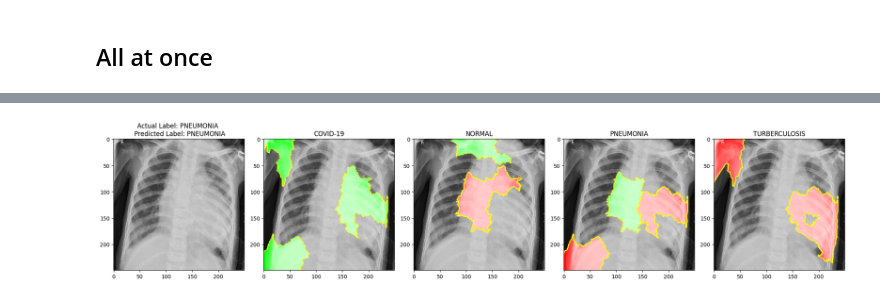
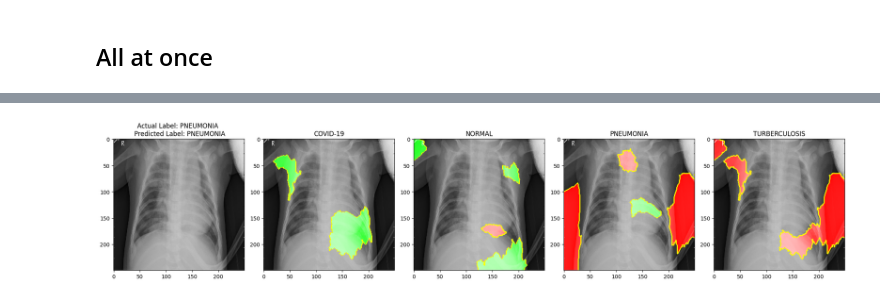
Before and after one commit to fahim-muntasir-niloy/lime-ray, a Jupyter notebook: lime-viz.ipynb, the cells around one changed output, grey strips where cells are left out. Saved outputs shown, nothing was run; the diff lists cells and outputs as text; code cells hidden in the pictures.

```diff
--- a/lime-viz.ipynb
+++ b/lime-viz.ipynb
@@ -74,7 +74,7 @@ Found 38 images belonging to 4 classes.
 model = models.load_model('lime-ray-cnn-lstm-20e.h5')
 # %%
 # General Classification
-labels = ['COVID-19','NORMAL', 'PNEUMONIA', 'TURBERCULOSIS']
+labels = ['COVID-19','NORMAL', 'PNEUMONIA', 'TUBERCULOSIS']
 
 def singlePred(batch, im):
 
@@ -87,6 +87,6 @@ def singlePred(batch, im):
     plt.title(f"Actual Label: {actual_label} \n Predicted Label: {pred_label}")
     plt.show()
 
-for i in range(2):
+for i in range(1):
     singlePred(12,i)
 # %% [output]
@@ -189,8 +200,8 @@ plt.imshow(mark_boundaries(temp, mask))
 # %%
 fig, (ax1, ax2, ax3, ax4, ax5) = plt.subplots(1,5, figsize = (20, 10))
 
-batch = 22
-im = 6
+batch = np.random.randint(0,49)
+im = np.random.randint(0,16)
 
 # -------------------------------------------
 
@@ -206,6 +217,7 @@ ax1.set_title(f"Actual Label: {actual_label} \n Predicted Label: {pred_label}")
 explanation = explainer.explain_instance(test_dataset.__getitem__(idx=batch)[0][im].astype('double'),
                                          model.predict,
                                          top_labels=4,
+                                         num_features=4,
                                          hide_color=0,
                                          num_samples=1000)
 
@@ -275 +287 @@ plt.show()
-[figure, old version]
+[figure, new version]
```
Also changed, not shown: parts of 11 cells of this notebook, 4 other files.
